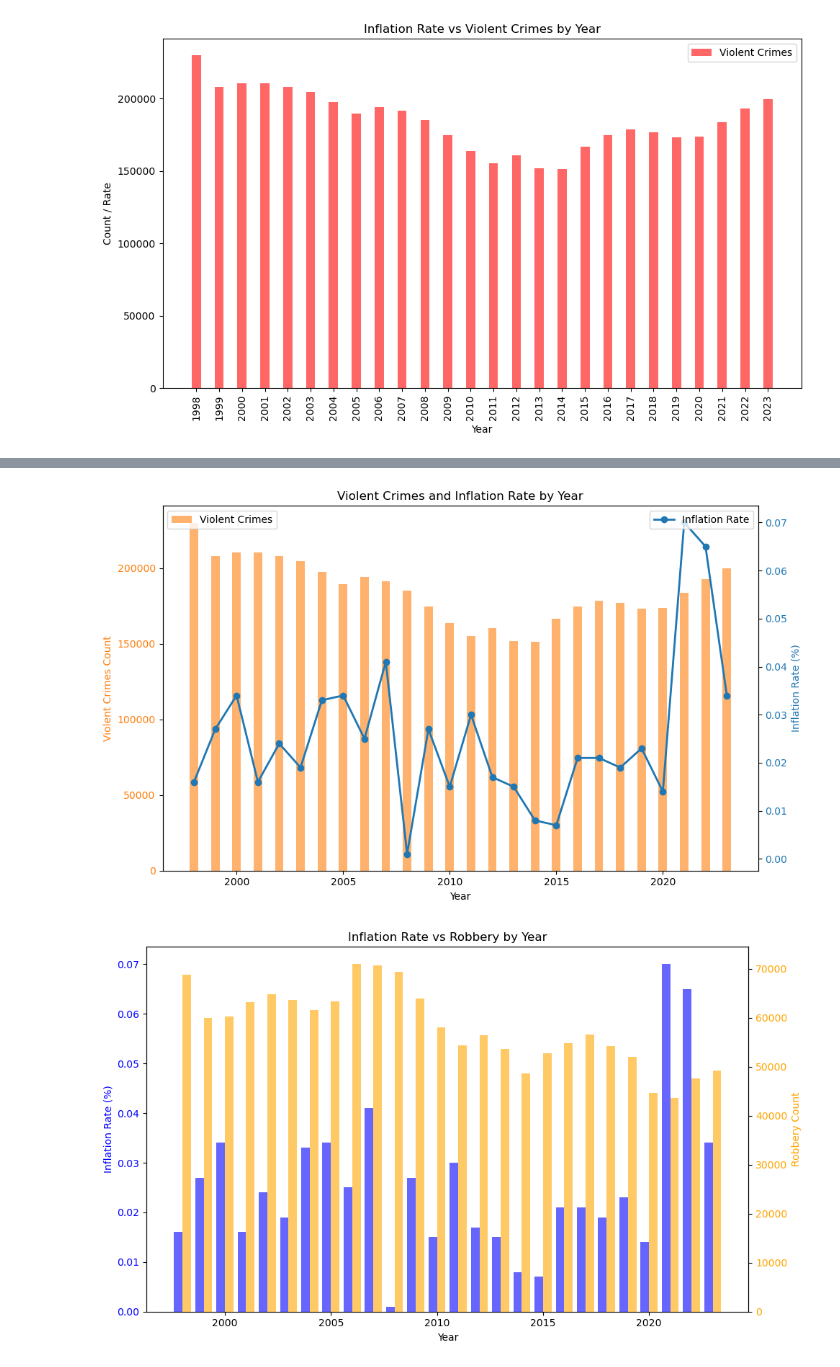
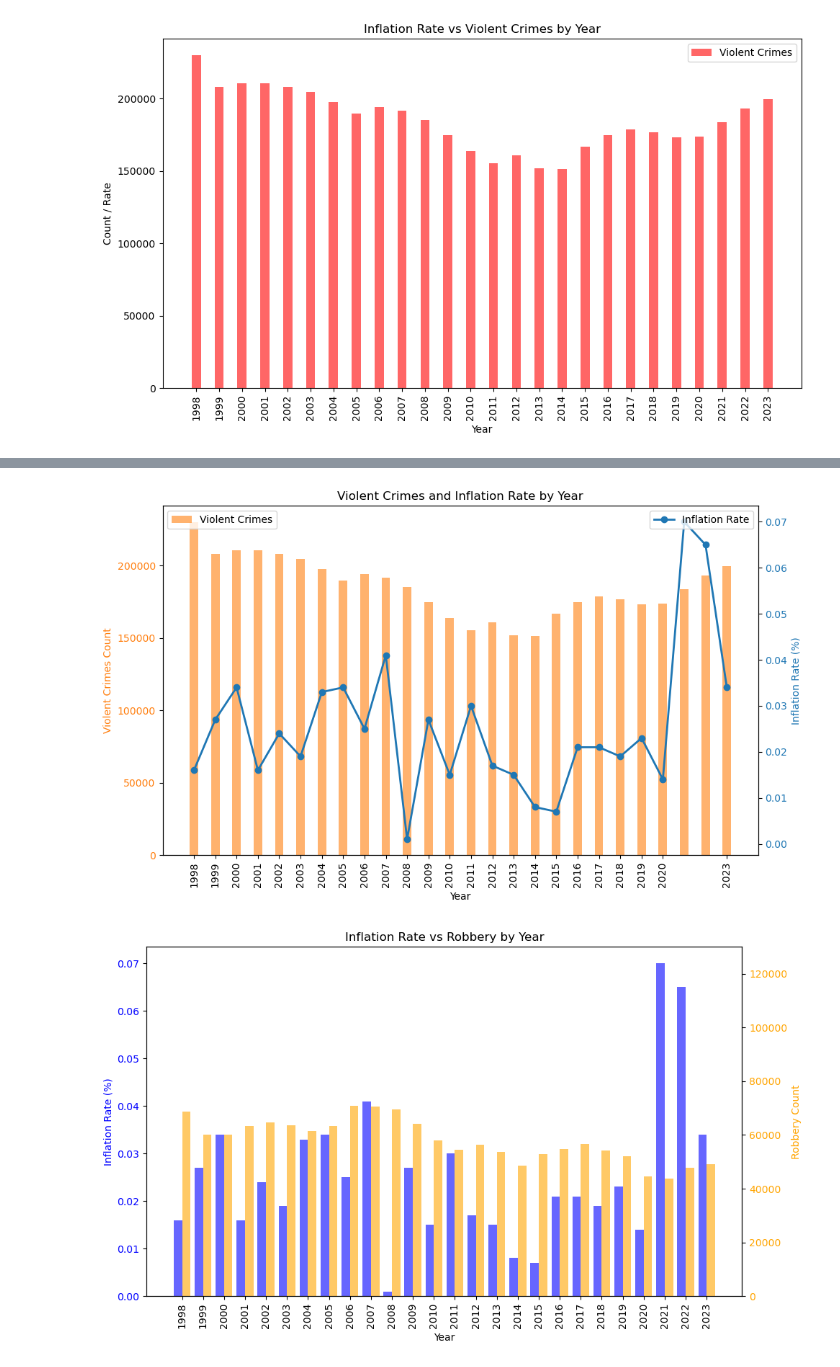
Before and after one commit to EdGonz44/Crime-Chronicles-Inflation-in-the-Golden-State, a Jupyter notebook: group_project/VisualizationData.ipynb, the cells around one changed output, grey strips where cells are left out. Saved outputs shown, nothing was run; the diff lists cells and outputs as text; code cells hidden in the pictures.

```diff
--- a/group_project/VisualizationData.ipynb
+++ b/group_project/VisualizationData.ipynb
@@ -6,8 +6,8 @@ import matplotlib.pyplot as plt
 import seaborn as sns
 
 # File to Load (Remember to Change These)
-california_crimes_df = Path("Resources/california_department_of_justice_1998_to_2023.csv")
-US_inflation_rates_df = Path("Resources/US_Inflation_Rates_1998_to_2023.csv")
+california_crimes_df = Path("Resources/california_department_of_justice_1998_to_2023-checkpoint.csv")
+US_inflation_rates_df = Path("Resources/US_Inflation_Rates_1998_to_2023-checkpoint.csv")
 
 # Read School and Student Data File and store into Pandas DataFrames
 california_crimes = pd.read_csv(california_crimes_df)
@@ -70,0 +86,21 @@ df.head()
+# %%
+# List of columns to convert
+columns_to_convert = [
+    'Violent Crimes', 'Homicide', 'Rape (Forcible Rape prior to 2014)', 'Rape', 'Attempted Rape',
+    'Robbery', 'Firearm', 'Knife or Cutting Instrument', 'Other Weapon', 'Strong-Arm', 'Highway', 'Commercial',
+    'Gas Station', 'Convenience Store', 'Residence', 'Bank', 'Miscellaneous', 'Aggravated Assault', 'Firearm.1',
+    'Knife or Cutting Instrument.1', 'Other Weapon.1', 'Hands  Fists  Feet', 'Property Crimes', 'Burglary',
+    'Forcible Entry', 'No Force', 'Residence.1', 'Night', 'Day', 'Unknown', 'Non-Residence', 'Night.1', 'Day.1',
+    'Unknown.1', 'Motor Vehicle Theft', 'Automotive', 'Trucks and Buses', 'Other', 'Larceny-Theft', 'Pocket-Picking',
+    'Purse-Snatching', 'Shoplifting', 'From Motor Vehicle', 'Motor Vehicle Accessories', 'Bicycles', 'From Building',
+    'Coin Operated Machine', 'Other.1', 'Over $400', 'Over $200', '$200 through $400', '$50 through $199', 'Under $50',
+    'Arson', 'Structural Property', 'Mobile Property', 'Other Property'
+]
+
+# Loop through each column in the list and convert if it's initially recognized as string
+for column in columns_to_convert:
+    if df[column].dtype == 'object':
+        df[column] = df[column].str.replace(',', '').astype(float)
+
+# Print all column data types to verify conversion
+print(df.dtypes)
@@ -125,7 +290,7 @@ max    2023.000000        0.070000
 # %%
-df['Violent_Crimes'] = df['Violent_Crimes'].str.replace(',', '').astype(int)
+# df['Violent_Crimes'] = df['Violent_Crimes'].str.replace(',', '').astype(int)
 # %%
-df['Robbery'] = df['Robbery'].str.replace(',', '').astype(int)
+# df['Robbery'] = df['Robbery'].str.replace(',', '').astype(int)
 # %%
 # Plotting
 plt.figure(figsize=(10, 6))
@@ -215,37 +397,42 @@ ax1.set_title('Violent Crimes and Inflation Rate by Year')
 ax1.legend(loc='upper left')
 ax2.legend(loc='upper right')
 
+ax1.set_xticks(filtered_df['Year'])
+ax1.set_xticklabels(filtered_df['Year'], rotation=90)
+
 # Display the plot
 plt.tight_layout()
 plt.show()
 # %% [output]
-[figure, old version]
+[figure, new version]
 # %%
 # Plotting
 fig, ax1 = plt.subplots(figsize=(10, 6))
 
 # Plotting the first bar plot (Inflation Rate)
 ax1.bar(df['Year'] - 0.2, df['Inflation_Rate'], width=0.4, label='Inflation Rate', color='blue', alpha=0.6, align='center')
 
 # Adding labels and title for the first plot
 ax1.set_xlabel('Year')
 ax1.set_ylabel('Inflation Rate (%)', color='blue')
 ax1.tick_params(axis='y', labelcolor='blue')
 ax1.set_title('Inflation Rate vs Robbery by Year')
 
 # Creating the second y-axis for Violent Crimes
 ax2 = ax1.twinx()
 ax2.bar(df['Year'] + 0.2, df['Robbery'], width=0.4, label='Robbery', color='orange', alpha=0.6, align='center')
 
 # Adding labels and title for the second plot
 ax2.set_ylabel('Robbery Count', color='orange')
 ax2.tick_params(axis='y', labelcolor='orange')
+ax2.set_ylim(0, 130000)
 
 # Set x ticks to be the years
-plt.xticks(rotation=90)
+ax1.set_xticks(df['Year'])
+ax1.set_xticklabels(df['Year'], rotation=90)
 
 # Display the plot
 fig.tight_layout()
 plt.show()
 # %% [output]
-[figure, old version]
+[figure, new version]
```
Also changed, not shown: parts of 25 cells of this notebook, 2 other files.
